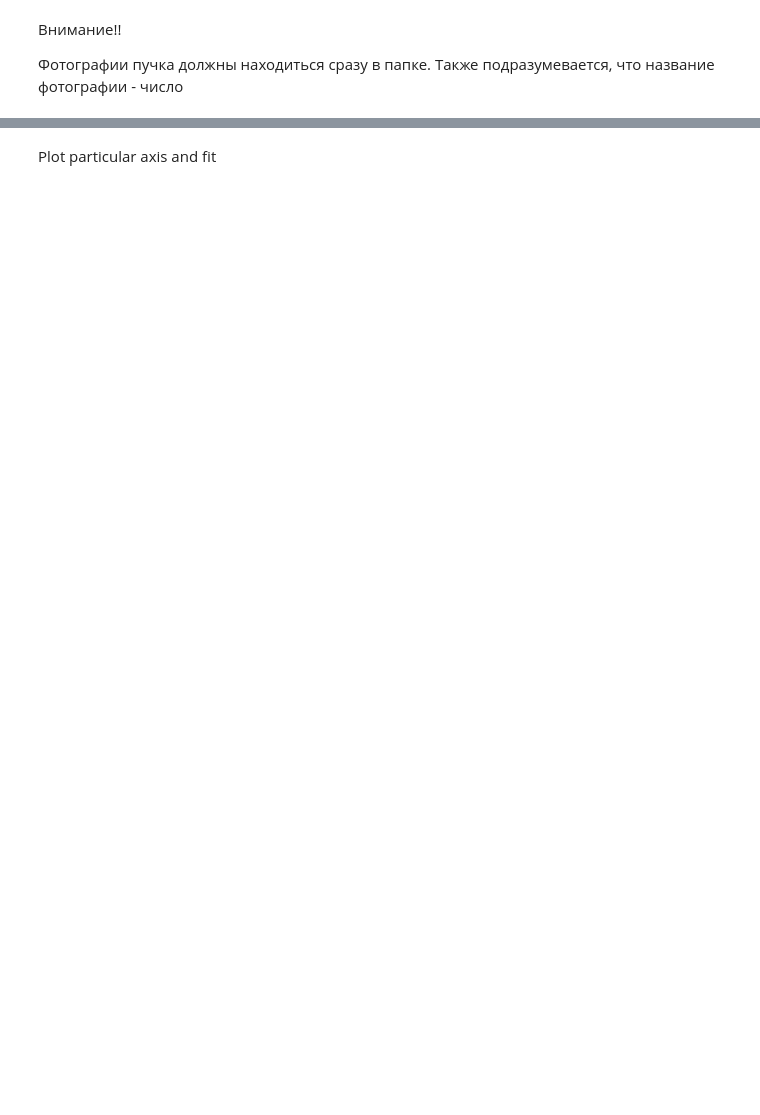
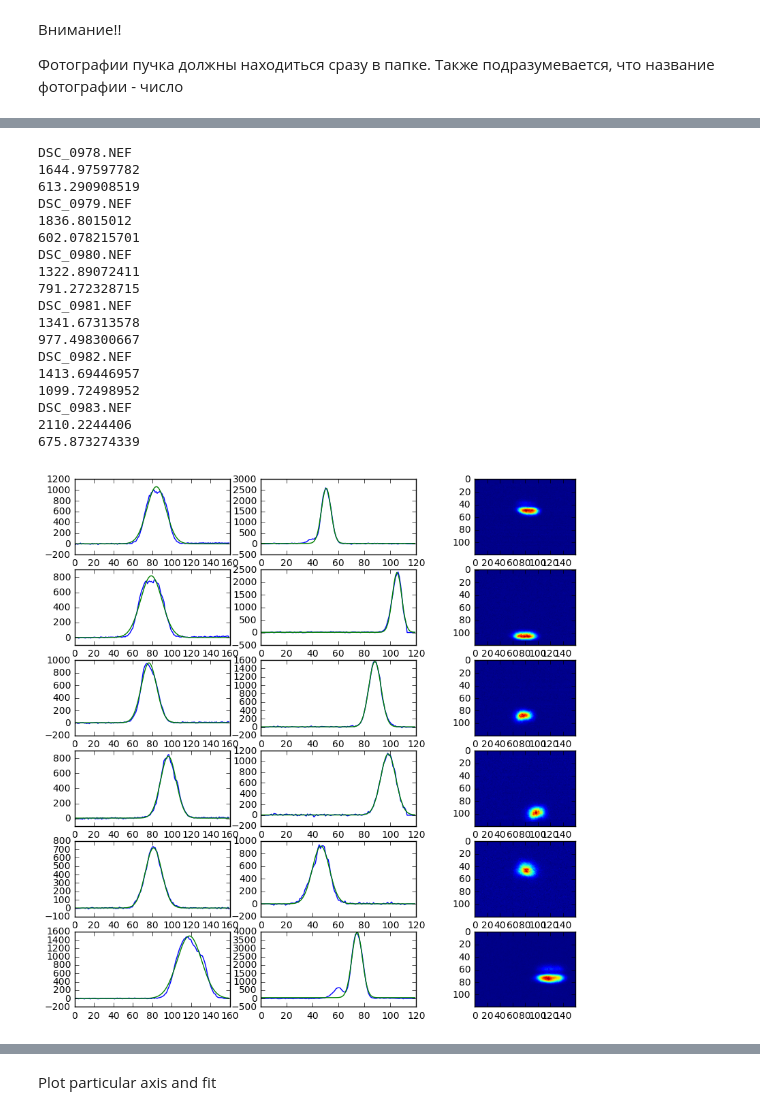
Before and after one commit to thulium-lab/GIT, a Jupyter notebook: beam_profiling/Beam profiling with camera.ipynb, the cells around one changed output, grey strips where cells are left out. Saved outputs shown, nothing was run; the diff lists cells and outputs as text; code cells hidden in the pictures; blank space fills up the shorter version.

```diff
--- a/beam_profiling/Beam profiling with camera.ipynb
+++ b/beam_profiling/Beam profiling with camera.ipynb
@@ -32,19 +51,41 @@ working_directory = os.path.join(os.getcwd(),folder)
 # %%
 fig, ax = plt.subplots(len(os.listdir(working_directory)),3,figsize=(10,10))#,figsize=(10,4)
 res = []
 for j,im in enumerate(os.listdir(working_directory)):
     prom = []
-    prom.append(int(im.split('.')[0]))
-    data = imread(os.path.join(working_directory,im))
-#     print(argmax(data)//len(data),argmax(data)%len(data))
+#     prom.append(int(im.split('.')[0]))
+    data = imread(os.path.join(working_directory,im))[:,:,0]
+#    print(argmax(data)//len(data),argmax(data)%len(data))
+    data = (data.T -  sum(data[:,0:40],axis=1)/40).T
+    print(im)
     for i in (0,1):
         dpt = data.sum(axis=i)
         popt, pcov = curve_fit(gaussian,range(len(dpt)), dpt,p0=(max(dpt),argmax(dpt),10,100),bounds=(0,inf))
         ax[j,i].plot(dpt)
-        print(popt)
+        print(popt[2]*3.4*24.5)
 #         print(np.sqrt(np.diag(pcov)))
         ax[j,i].plot(gaussian(range(len(dpt)),*popt))
         prom.append(popt[2])
     ax[j,2].imshow(data)
     res.append(prom)
 res = array(res)
+# %% [output]
+DSC_0978.NEF
+1644.97597782
+613.290908519
+DSC_0979.NEF
+1836.8015012
+602.078215701
+DSC_0980.NEF
+1322.89072411
+791.272328715
+DSC_0981.NEF
+1341.67313578
+977.498300667
+DSC_0982.NEF
+1413.69446957
+1099.72498952
+DSC_0983.NEF
+2110.2244406
+675.873274339
+[figure, added]
```
Also changed, not shown: parts of 12 cells of this notebook, 16 other files.
